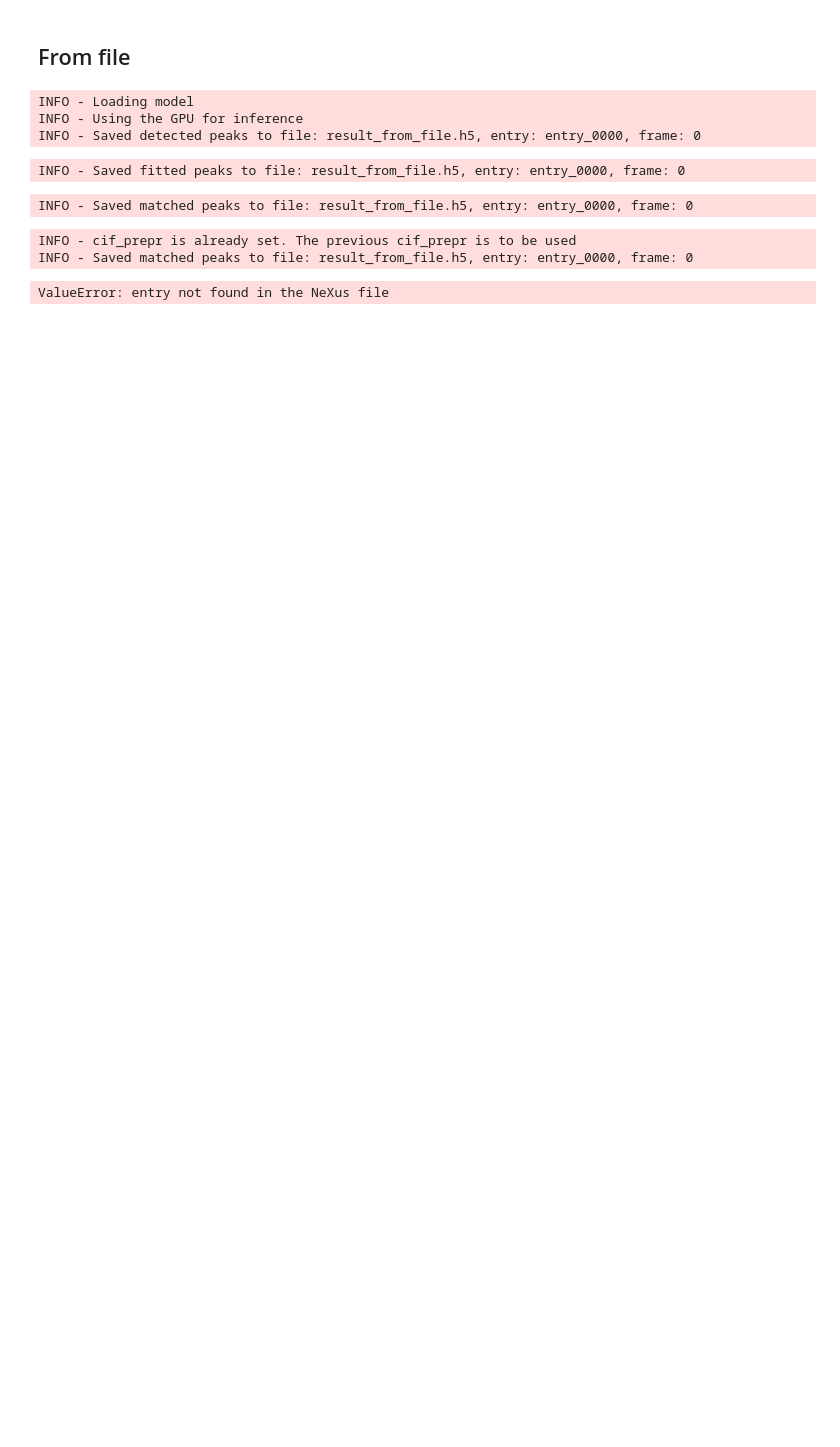
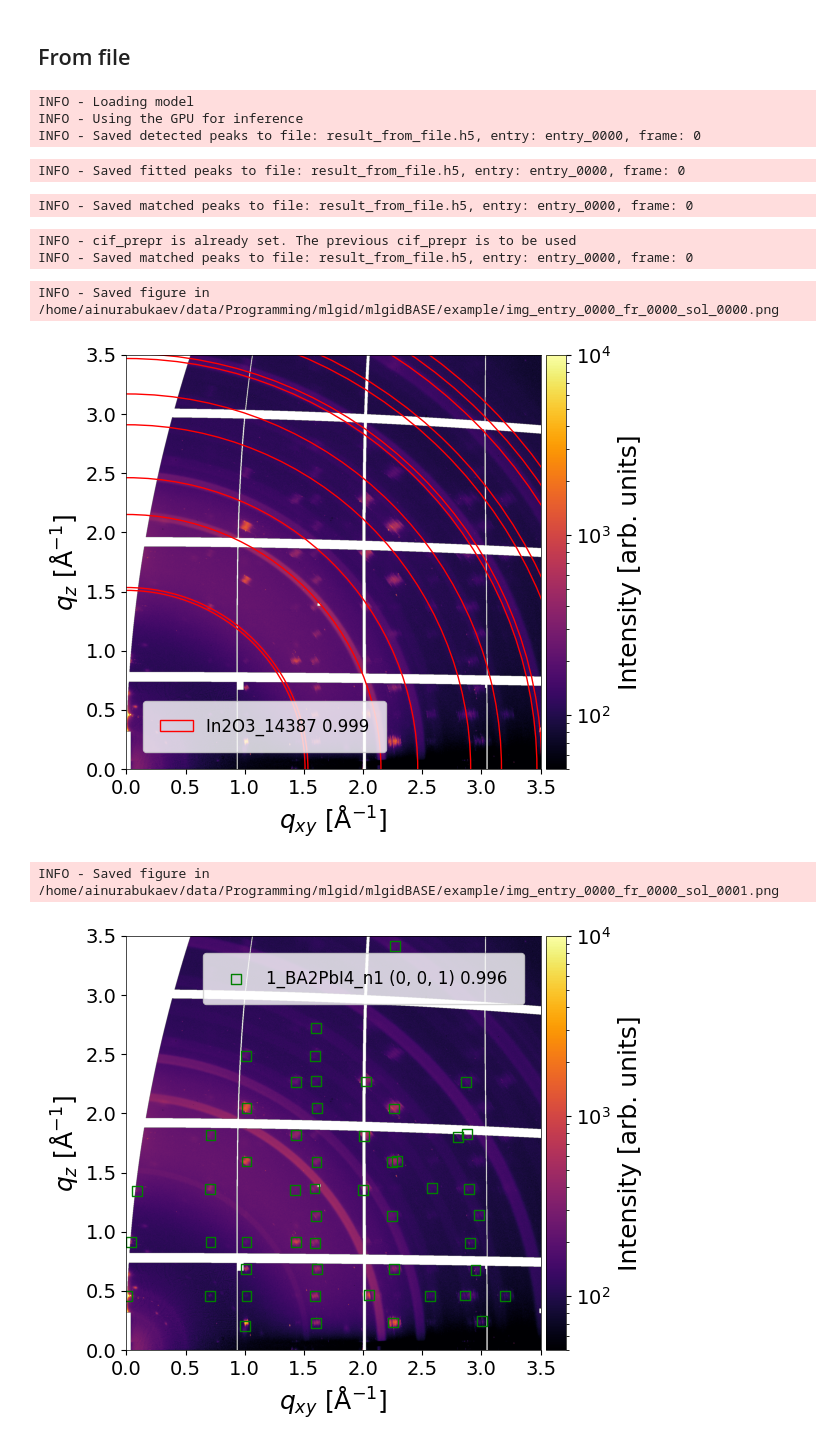
Before and after one commit to mlgid-project/mlgidBASE, a Jupyter notebook: example/mlgidbase_example.ipynb, the cells around one changed output. Cells and saved outputs as stored; diff of their text form; code cells hidden in the pictures; blank space fills up the shorter version.

Commit message:
example update

```diff
--- a/example/mlgidbase_example.ipynb
+++ b/example/mlgidbase_example.ipynb
@@ -134,53 +68,51 @@ analysis.run_fitting()
 # %% [output]
 INFO - Saved fitted peaks to file: result_from_file.h5, entry: entry_0000, frame: 0
 # %%
-# cif_prep = r'C:\Users\Asus\Downloads\WPy64-312100\notebooks\GP\prepr_cifs.pickle'
-cif_prep = r'prepr_cifs.pickle'
-analysis.run_matching(cif_prepr = cif_prep, peaks_type='rings', threshold=0.9,
+cif_prepr = r'prepr_cifs.pickle'
+analysis.run_matching(cif_prepr = cif_prepr, peaks_type='rings', threshold=0.9,
                       device = 'cuda')
 # %% [output]
 INFO - Saved matched peaks to file: result_from_file.h5, entry: entry_0000, frame: 0
 # %%
-cif_prep = r'prepr_cifs.pickle'
-analysis.run_matching(cif_prepr = cif_prep, peaks_type='segments', threshold=0.9)
+analysis.run_matching(cif_prepr = cif_prepr, peaks_type='segments', threshold=0.9)
 # %% [output]
 INFO - cif_prepr is already set. The previous cif_prepr is to be used
 INFO - Saved matched peaks to file: result_from_file.h5, entry: entry_0000, frame: 0
 # %%
-from mlgidbase import mlgidBASE
-filename = r'result_from_file.h5'
-analysis = mlgidBASE(filename = filename)
 analysis.plot_analysis_results(
                               detected_params = {'line_width': 0.5,
                                                'line_style': "--",
                                                'line_color': "black",
                                                'plot': False},
                               fitted_params = {'plot_segments': True,
                                                'marker': 'o',
                                                'marker_size': 50,
                                                'marker_facecolor': "none",
                                                'marker_edgecolor': "bone",
                                                'plot_rings': True,
                                                'line_width': 1,
                                                'line_style': "--",
                                                'line_color': "bone",
                                                'plot': False,
                                                'intensity_threshold': 0},
                               matched_params = {'plot_segments': True,
                                                'marker': ['s'],
                                                'marker_size': [50],
                                                'marker_facecolor': ["none"],
                                                'marker_edgecolor': ["green", "red"],
                                                'plot_rings': True,
                                                'line_width': [1],
                                                'line_style': ["-", "--"],
                                                'line_color': ["red", "green"],
                                                'plot': True,
                                                'legend': True,
                                                 'probability_threshold': 0},
-                              frame_num = 0, entry = 'entry_0001',
+                              frame_num = 0, entry = 'entry_0000',
                               return_result=False, plot_result=True,
                               clims=(50, 1e4), xlim=(None, None), ylim=(None, None),
                               save_fig=True, path_to_save_fig="img.png")
 # %% [output]
-ValueError: entry not found in the NeXus file
+INFO - Saved figure in /home/ainurabukaev/data/Programming/mlgid/mlgidBASE/example/img_entry_0000_fr_0000_sol_0000.png
+[figure, added]
+INFO - Saved figure in /home/ainurabukaev/data/Programming/mlgid/mlgidBASE/example/img_entry_0000_fr_0000_sol_0001.png
+[figure, added]
```
Also changed, not shown: parts of 22 cells of this notebook.
